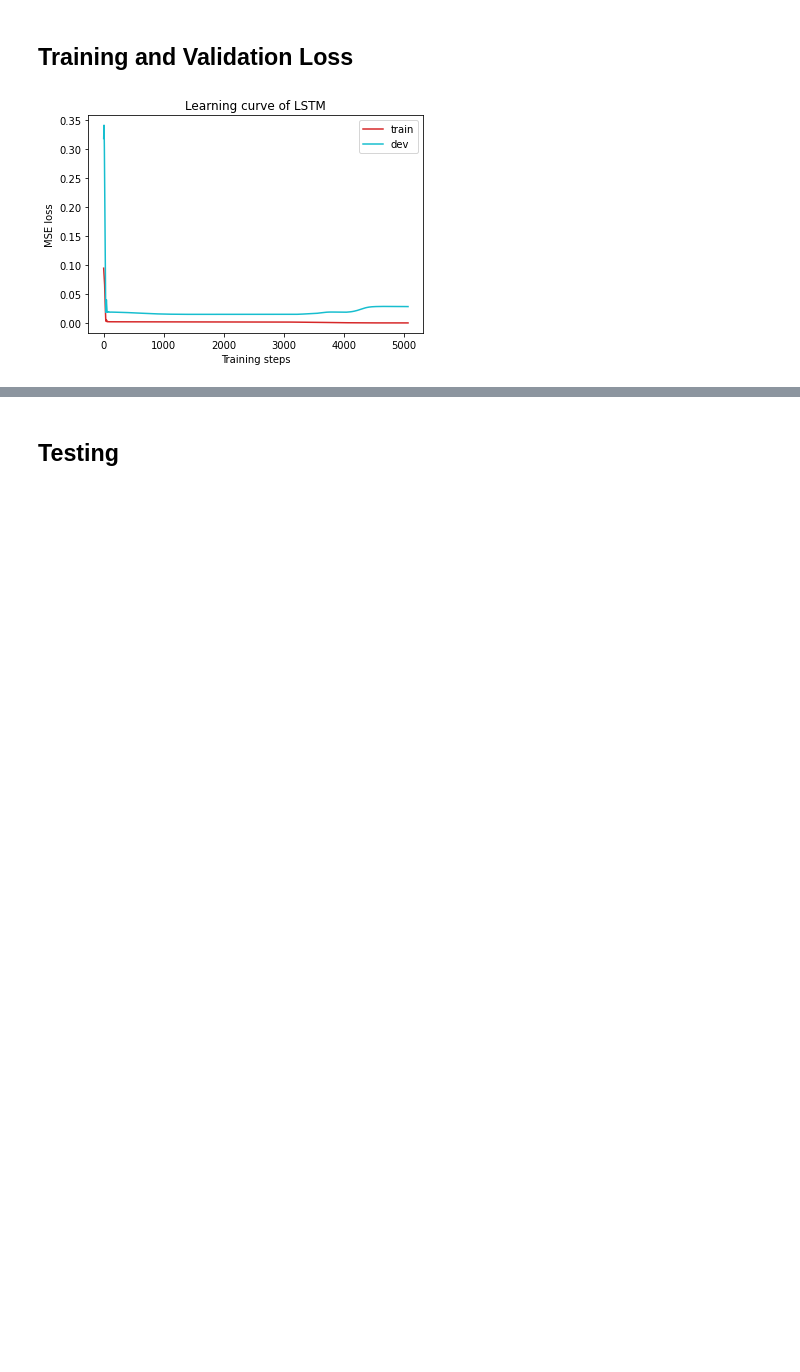
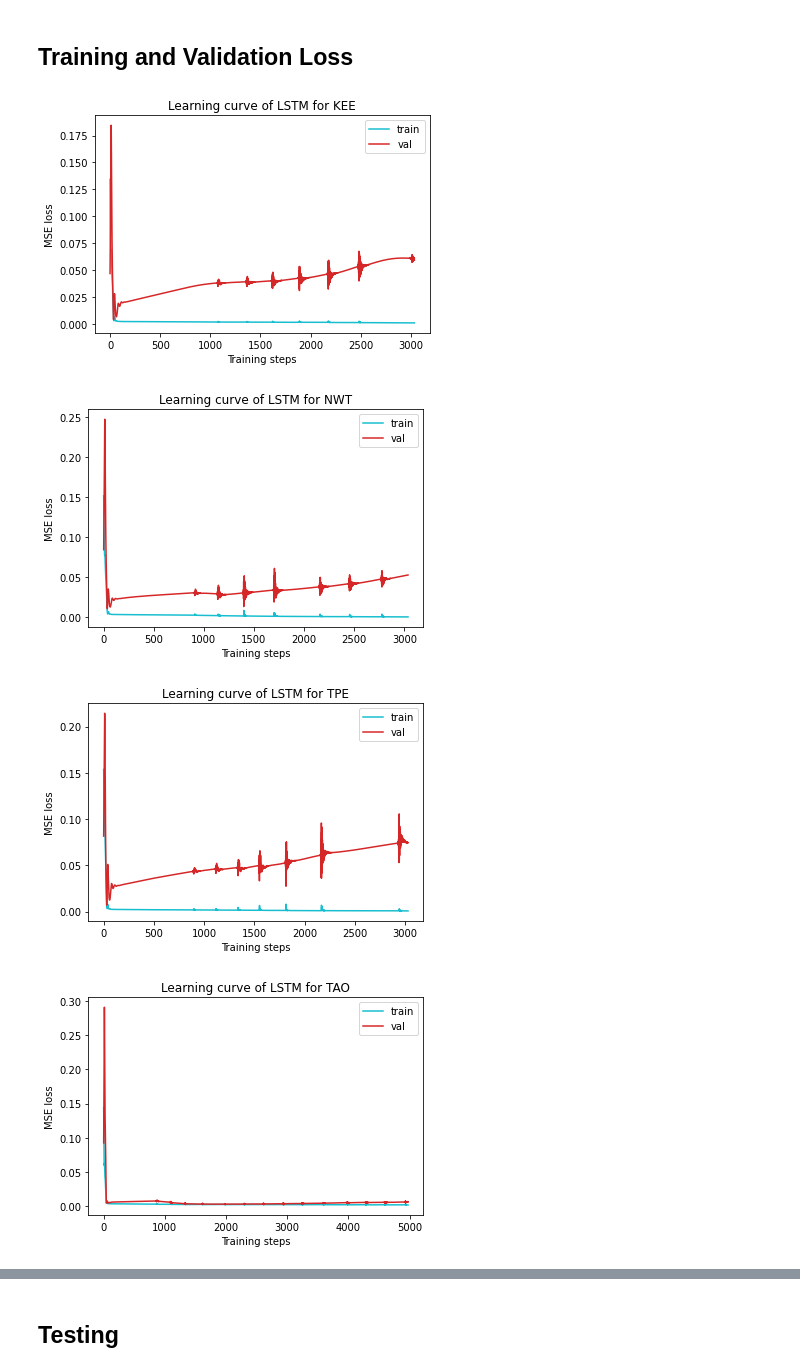
Before and after one commit to lydia7635/AI2022-Final, a Jupyter notebook: AI2022_LSTM.ipynb, the cells around one changed output, grey strips where cells are left out. Saved outputs shown, nothing was run; the diff lists cells and outputs as text; code cells hidden in the pictures; blank space fills up the shorter version.

Commit message:
fix: simple LSTM with all cities or Taiwan

```diff
--- a/AI2022_LSTM.ipynb
+++ b/AI2022_LSTM.ipynb
@@ -61,0 +92,3 @@ Check raw data.
+# %%
+dataset = pd.read_csv(data_path)
+print(dataset)
@@ -141,7 +171,7 @@ class LSTM(nn.Module):
         self.lstm = nn.LSTM(input_size=input_size, hidden_size=hidden_size,
                             num_layers=num_layers, batch_first=True)
 
-        self.fc = nn.Linear(hidden_size, num_classes)
+        self.fc = nn.Linear(hidden_size * num_layers, num_classes)
 
     def forward(self, x):
         h_0 = Variable(torch.zeros(
@@ -159,7 +189,7 @@ class LSTM(nn.Module):
         # Propagate input through LSTM
         ula, (h_out, _) = self.lstm(x, (h_0, c_0))
 
-        h_out = h_out.view(-1, self.hidden_size)
+        h_out = h_out.view(-1, self.hidden_size * self.num_layers)
 
         out = self.fc(h_out)
 
@@ -258,0 +253,15 @@ Epoch: 5000, loss: 0.00035, 0.02854
+# %%
+loss_record = {}
+
+for city in city_codes:
+    same_seeds(seed)
+    print(f"===== {city} =====")
+    city_dataset = get_city_data(dataset, city, start_date)
+    _, _, _, trainX, trainY, valX, valY, _, _ = data_preprocess(city_dataset)
+
+    lstm = LSTM(num_classes, input_size, hidden_size, num_layers).to(device)
+
+    city_min_loss, city_loss_record = train(city, lstm, trainX, trainY, valX, valY)
+    print(f"{city}: min_loss = {city_min_loss}")
+    loss_record[city] = city_loss_record
+    del lstm
@@ -259,16 +286,20 @@ Epoch: 5000, loss: 0.00035, 0.02854
 # %% [markdown]
 ## **Training and Validation Loss**
 # %%
-total_steps = len(loss_record['train'])
-x_1 = range(total_steps)
-x_2 = x_1[::len(loss_record['train']) // len(loss_record['dev'])]
-figure(figsize=(6, 4))
-plt.plot(x_1, loss_record['train'], c='tab:red', label='train')
-plt.plot(x_2, loss_record['dev'], c='tab:cyan', label='dev')
-plt.xlabel('Training steps')
-plt.ylabel('MSE loss')
-plt.title('Learning curve of LSTM')
-plt.legend()
-plt.show()
+for city in city_codes:
+    total_steps = len(loss_record[city]['train'])
+    x_1 = range(total_steps)
+    x_2 = x_1[::len(loss_record[city]['train']) // len(loss_record[city]['val'])]
+    figure(figsize=(6, 4))
+    plt.plot(x_1, loss_record[city]['train'], c='tab:cyan', label='train')
+    plt.plot(x_2, loss_record[city]['val'], c='tab:red', label='val')
+    plt.xlabel("Training steps")
+    plt.ylabel("MSE loss")
+    plt.title(f"Learning curve of LSTM for {city}")
+    plt.legend()
+    plt.show()
 # %% [output]
-[figure, old version]
+[figure, new version]
+[figure, added]
+[figure, added]
+[figure, added]
```
Also changed, not shown: parts of 29 cells of this notebook.
